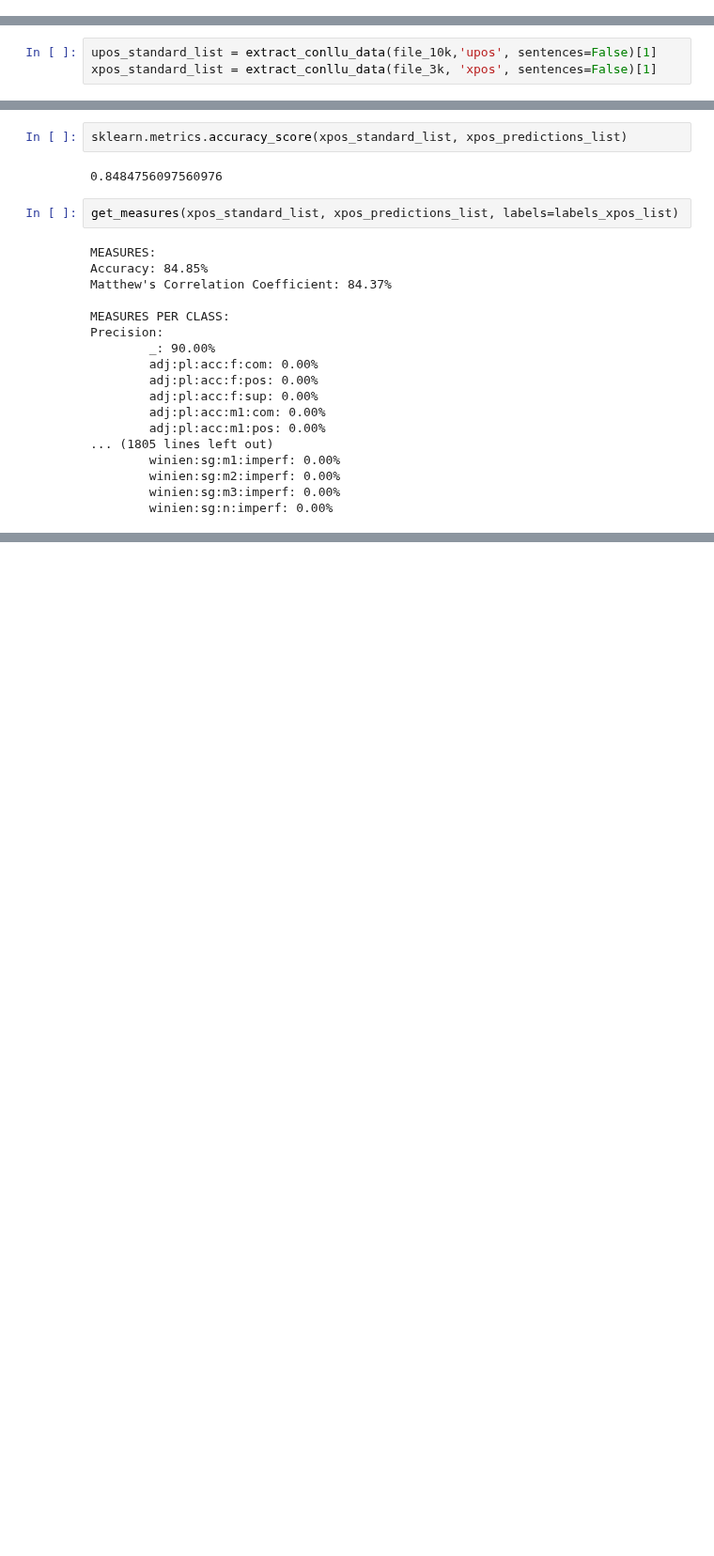
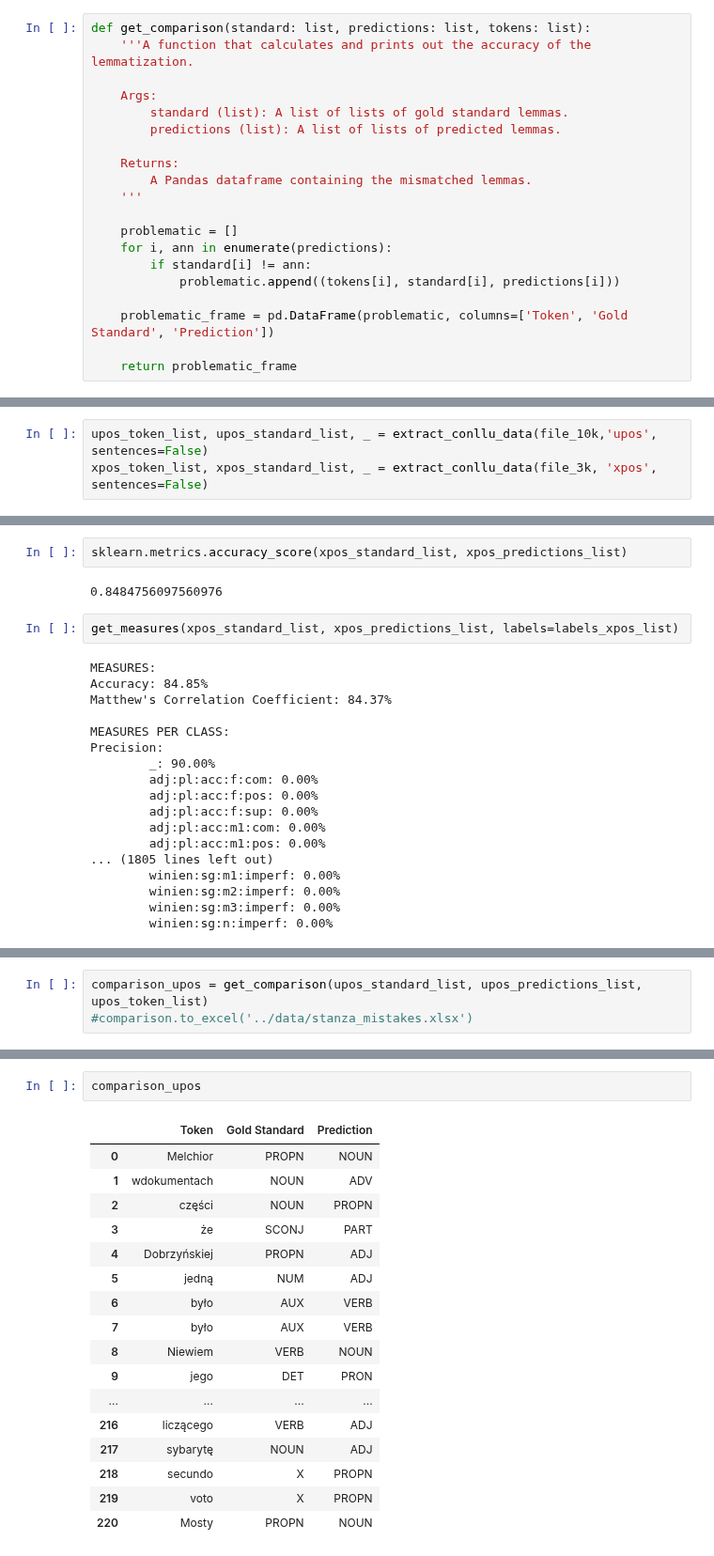
Before and after one commit to Turtilla/swe-ma-thesis, a Jupyter notebook: code/bert-results-evaluation.ipynb, the cells around one changed output, grey strips where cells are left out. Shown at 94% size. Saved outputs shown, nothing was run; the diff lists cells and outputs as text; blank space fills up the shorter version.

```diff
--- a/code/bert-results-evaluation.ipynb
+++ b/code/bert-results-evaluation.ipynb
@@ -36,14 +36,34 @@ def get_preds(filename: str):
         preds = [x.strip().split()[1] for x in preds if len(x.strip()) > 0]
 
     return preds
+# %%
+def get_comparison(standard: list, predictions: list, tokens: list):
+    '''A function that calculates and prints out the accuracy of the lemmatization.
+
+    Args:
+        standard (list): A list of lists of gold standard lemmas.
+        predictions (list): A list of lists of predicted lemmas.
+
+    Returns:
+        A Pandas dataframe containing the mismatched lemmas.
+    '''
+
+    problematic = []
+    for i, ann in enumerate(predictions):
+        if standard[i] != ann:
+            problematic.append((tokens[i], standard[i], predictions[i]))
+
+    problematic_frame = pd.DataFrame(problematic, columns=['Token', 'Gold Standard', 'Prediction'])
+
+    return problematic_frame
 # %% [markdown]
 ### EXECUTION
 # %%
 labels_upos_list = get_labels(labels_upos)
 labels_xpos_list = get_labels(labels_xpos)
 # %%
-upos_standard_list = extract_conllu_data(file_10k,'upos', sentences=False)[1]
-xpos_standard_list = extract_conllu_data(file_3k, 'xpos', sentences=False)[1]
+upos_token_list, upos_standard_list, _ = extract_conllu_data(file_10k,'upos', sentences=False)
+xpos_token_list, xpos_standard_list, _ = extract_conllu_data(file_3k, 'xpos', sentences=False)
 # %%
 upos_predictions_list = get_preds(upos_predictions)
 xpos_predictions_list = get_preds(xpos_predictions)
@@ -89,0 +138,3 @@ Precision:
+# %%
+comparison_upos = get_comparison(upos_standard_list, upos_predictions_list, upos_token_list)
+#comparison.to_excel('../data/stanza_mistakes.xlsx')
@@ -89,0 +144,20 @@ Precision:
+# %%
+comparison_upos
+# %% [output]
+|  | Token | Gold Standard | Prediction |
+| 0 | Melchior | PROPN | NOUN |
+| 1 | wdokumentach | NOUN | ADV |
+| 2 | części | NOUN | PROPN |
+| 3 | że | SCONJ | PART |
+| 4 | Dobrzyńskiej | PROPN | ADJ |
+| 5 | jedną | NUM | ADJ |
+| 6 | było | AUX | VERB |
+| 7 | było | AUX | VERB |
+| 8 | Niewiem | VERB | NOUN |
+| 9 | jego | DET | PRON |
+| ... | ... | ... | ... |
+| 216 | liczącego | VERB | ADJ |
+| 217 | sybarytę | NOUN | ADJ |
+| 218 | secundo | X | PROPN |
+| 219 | voto | X | PROPN |
+| 220 | Mosty | PROPN | NOUN |
```
Also changed, not shown: parts of 5 cells of this notebook.
